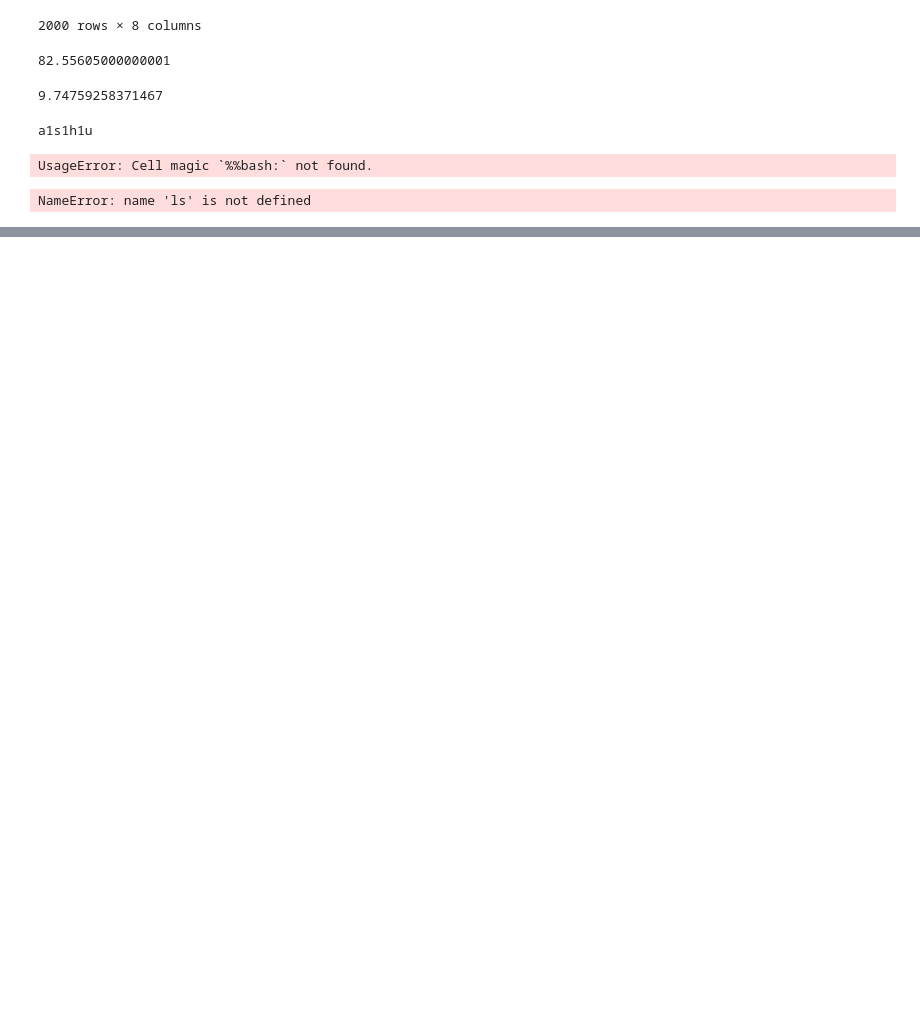
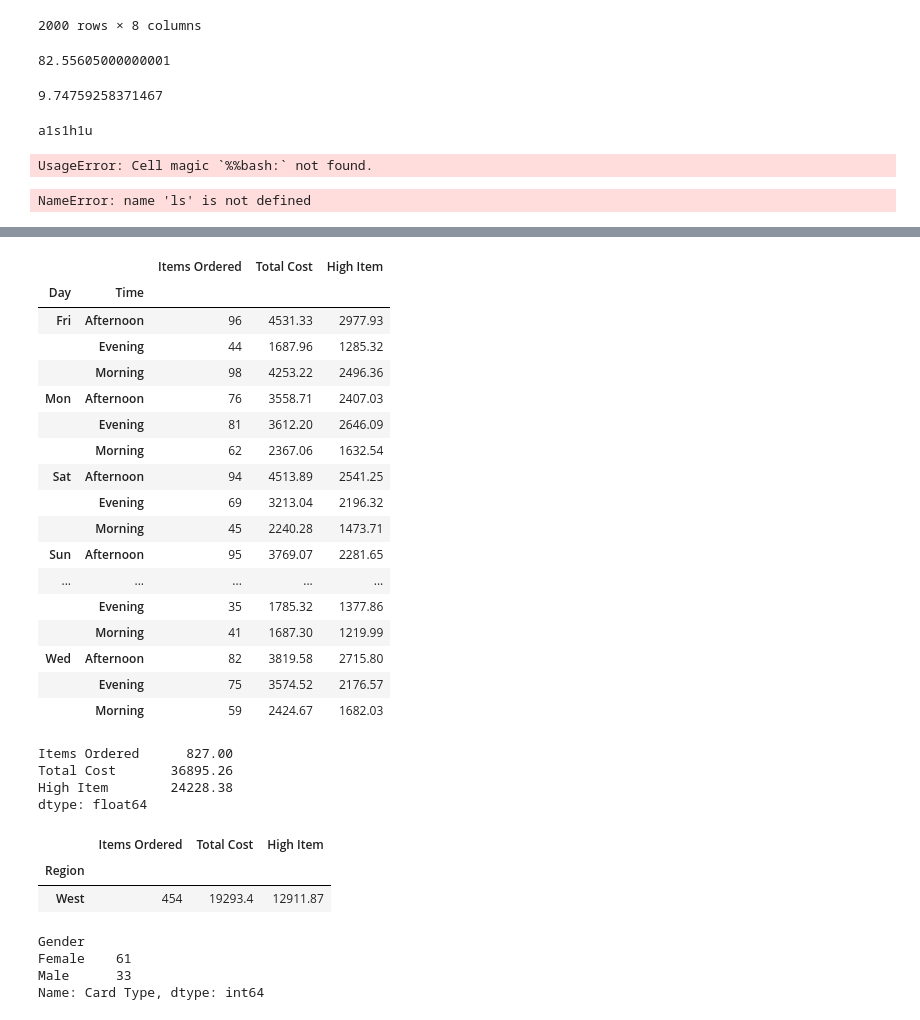
Before and after one commit to Ashugoel0983/GA_Class_Work, a Jupyter notebook: Untitled.ipynb, the cells around one changed output, grey strips where cells are left out. Drawn from its saved outputs; the diff is of its cells as text; code cells hidden in the pictures; blank space fills up the shorter version.

```diff
--- a/Untitled.ipynb
+++ b/Untitled.ipynb
@@ -177,0 +180,5 @@ NameError: name 'ls' is not defined
+# %%
+
+file_name='/Users/aanshgoel/data_Sci/classes/pandas_practice/ElecmartSales.xlsx'
+# %%
+data = pd.read_excel(file_name)
@@ -177,0 +212,41 @@ NameError: name 'ls' is not defined
+# %%
+data.groupby(["Day","Time"]).sum()
+# %% [output]
+|  |  | Items Ordered | Total Cost | High Item |
+| Day | Time |  |  |  |
+| Fri | Afternoon | 96 | 4531.33 | 2977.93 |
+|  | Evening | 44 | 1687.96 | 1285.32 |
+|  | Morning | 98 | 4253.22 | 2496.36 |
+| Mon | Afternoon | 76 | 3558.71 | 2407.03 |
+|  | Evening | 81 | 3612.20 | 2646.09 |
+|  | Morning | 62 | 2367.06 | 1632.54 |
+| Sat | Afternoon | 94 | 4513.89 | 2541.25 |
+|  | Evening | 69 | 3213.04 | 2196.32 |
+|  | Morning | 45 | 2240.28 | 1473.71 |
+| Sun | Afternoon | 95 | 3769.07 | 2281.65 |
+| ... | ... | ... | ... | ... |
+|  | Evening | 35 | 1785.32 | 1377.86 |
+|  | Morning | 41 | 1687.30 | 1219.99 |
+| Wed | Afternoon | 82 | 3819.58 | 2715.80 |
+|  | Evening | 75 | 3574.52 | 2176.57 |
+|  | Morning | 59 | 2424.67 | 1682.03 |
+# %%
+data.groupby("Gender").sum()
+# %% [output]
+Items Ordered      827.00
+Total Cost       36895.26
+High Item        24228.38
+dtype: float64
+# %%
+data.groupby("Region").sum().sort_values('Total Cost',ascending=False).head(1)
+# %% [output]
+|  | Items Ordered | Total Cost | High Item |
+| Region |  |  |  |
+| West | 454 | 19293.4 | 12911.87 |
+# %%
+data[data["Card Type"]=='ElecMart'].groupby("Gender")['Card Type'].count()
+# %% [output]
+Gender
+Female    61
+Male      33
+Name: Card Type, dtype: int64
```
Also changed, not shown: parts of 14 cells of this notebook, 1 other file.
